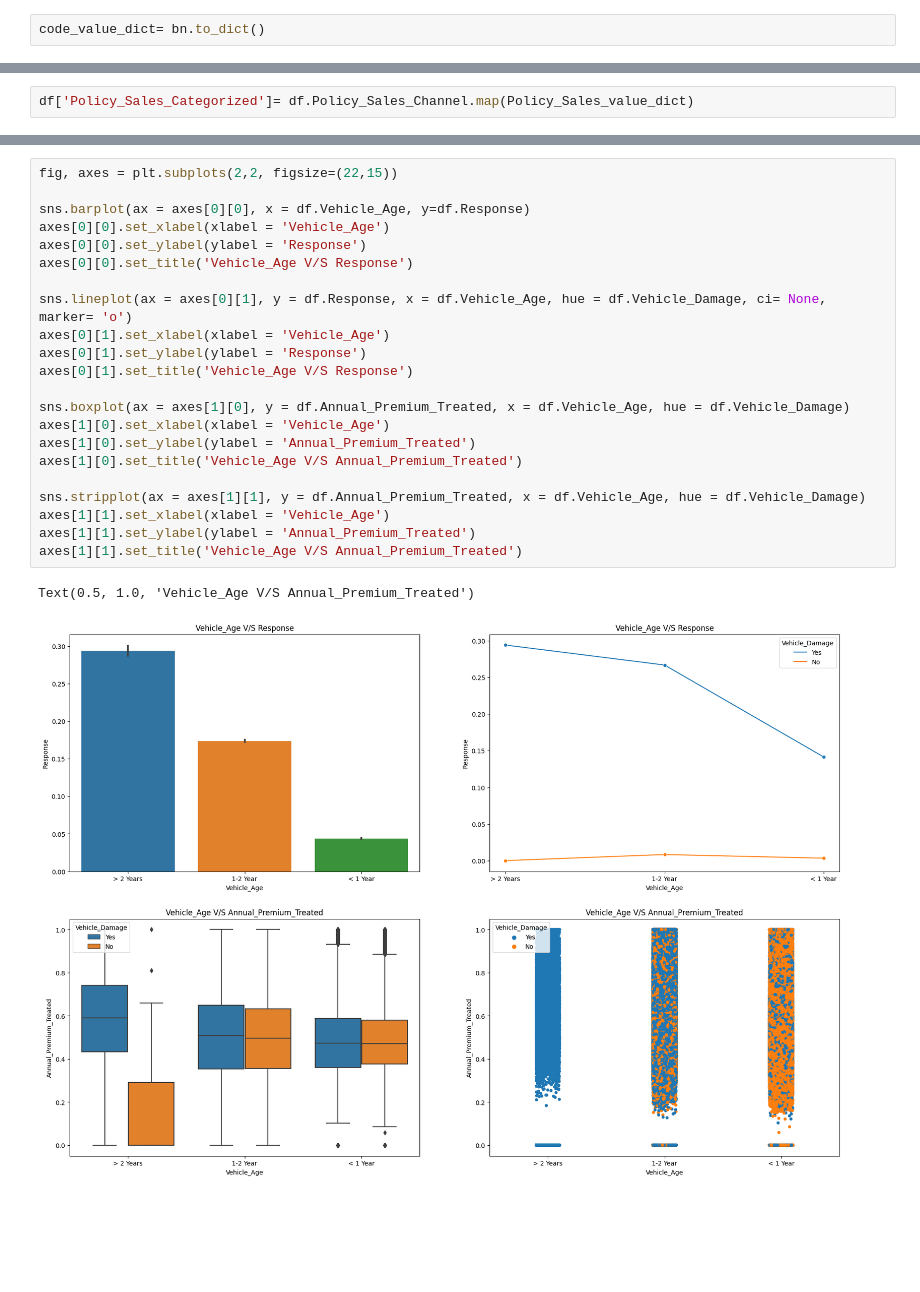
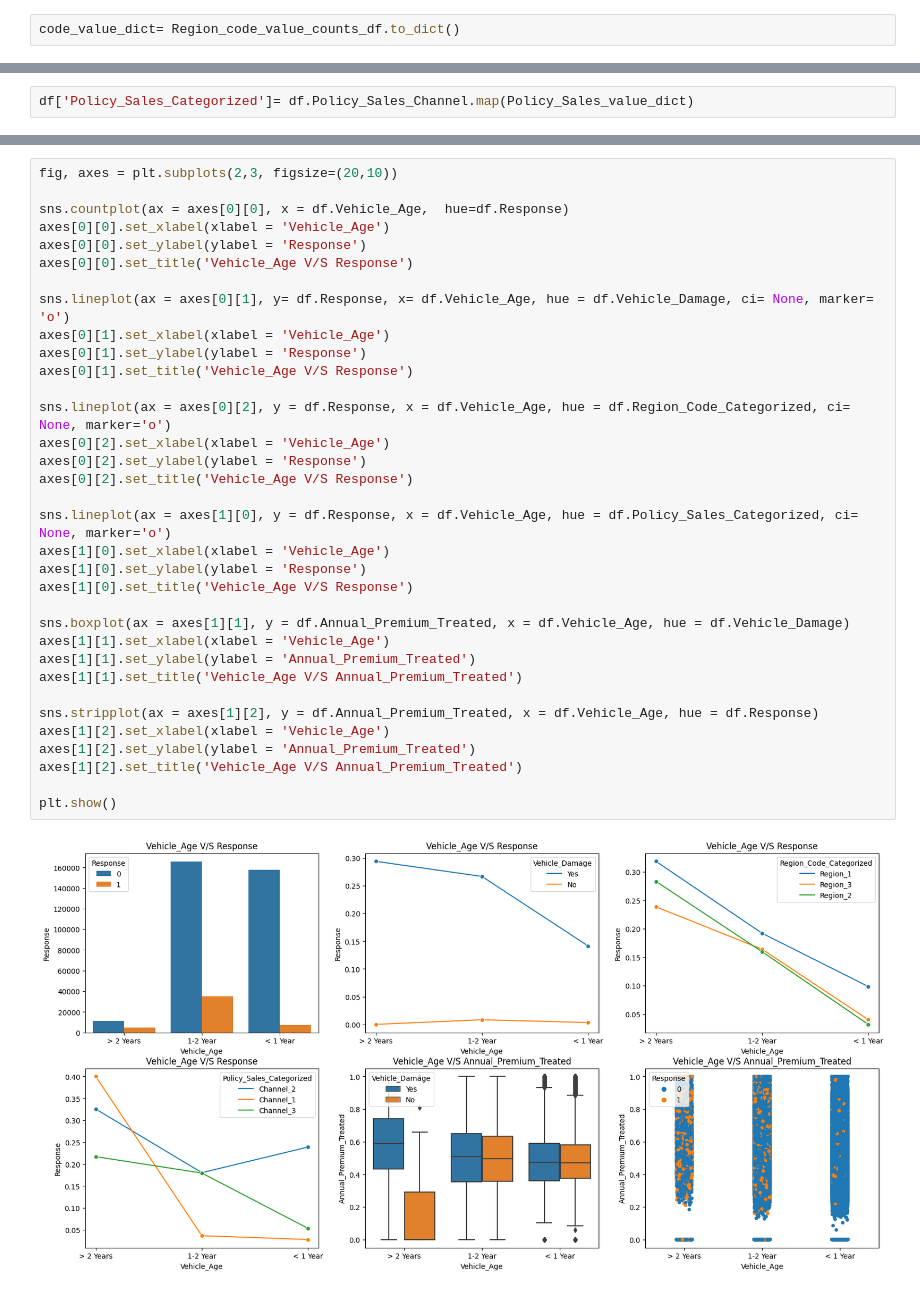
Before and after one commit to diptiranjan1998/Health-Insurance-Cross-Sell-Prediction, a Jupyter notebook: Health_Insurance_Cross_Sell_Prediction.ipynb, the cells around one changed output, grey strips where cells are left out. Drawn from its saved outputs; the diff is of its cells as text; blank space fills up the shorter version.

```diff
--- a/Health_Insurance_Cross_Sell_Prediction.ipynb
+++ b/Health_Insurance_Cross_Sell_Prediction.ipynb
@@ -413,7 +413,7 @@ plt.show()
 # %%
 Region_code_value_counts_df= df.Region_Code.value_counts()
 # %%
-code_value_dict= bn.to_dict()
+code_value_dict= Region_code_value_counts_df.to_dict()
 # %%
 for i,j in code_value_dict.items():
   if j >=100000:
@@ -452,25 +452,36 @@ df.sample(5)
 # %%
-fig, axes = plt.subplots(2,2, figsize=(22,15))
+fig, axes = plt.subplots(2,3, figsize=(20,10))
 
-sns.barplot(ax = axes[0][0], x = df.Vehicle_Age, y=df.Response)
+sns.countplot(ax = axes[0][0], x = df.Vehicle_Age,  hue=df.Response)
 axes[0][0].set_xlabel(xlabel = 'Vehicle_Age')
 axes[0][0].set_ylabel(ylabel = 'Response')
 axes[0][0].set_title('Vehicle_Age V/S Response')
 
-sns.lineplot(ax = axes[0][1], y = df.Response, x = df.Vehicle_Age, hue = df.Vehicle_Damage, ci= None, marker= 'o')
+sns.lineplot(ax = axes[0][1], y= df.Response, x= df.Vehicle_Age, hue = df.Vehicle_Damage, ci= None, marker= 'o')
 axes[0][1].set_xlabel(xlabel = 'Vehicle_Age')
 axes[0][1].set_ylabel(ylabel = 'Response')
 axes[0][1].set_title('Vehicle_Age V/S Response')
 
-sns.boxplot(ax = axes[1][0], y = df.Annual_Premium_Treated, x = df.Vehicle_Age, hue = df.Vehicle_Damage)
+sns.lineplot(ax = axes[0][2], y = df.Response, x = df.Vehicle_Age, hue = df.Region_Code_Categorized, ci= None, marker='o')
+axes[0][2].set_xlabel(xlabel = 'Vehicle_Age')
+axes[0][2].set_ylabel(ylabel = 'Response')
+axes[0][2].set_title('Vehicle_Age V/S Response')
+
+sns.lineplot(ax = axes[1][0], y = df.Response, x = df.Vehicle_Age, hue = df.Policy_Sales_Categorized, ci= None, marker='o')
 axes[1][0].set_xlabel(xlabel = 'Vehicle_Age')
-axes[1][0].set_ylabel(ylabel = 'Annual_Premium_Treated')
-axes[1][0].set_title('Vehicle_Age V/S Annual_Premium_Treated')
+axes[1][0].set_ylabel(ylabel = 'Response')
+axes[1][0].set_title('Vehicle_Age V/S Response')
 
-sns.stripplot(ax = axes[1][1], y = df.Annual_Premium_Treated, x = df.Vehicle_Age, hue = df.Vehicle_Damage)
+sns.boxplot(ax = axes[1][1], y = df.Annual_Premium_Treated, x = df.Vehicle_Age, hue = df.Vehicle_Damage)
 axes[1][1].set_xlabel(xlabel = 'Vehicle_Age')
 axes[1][1].set_ylabel(ylabel = 'Annual_Premium_Treated')
 axes[1][1].set_title('Vehicle_Age V/S Annual_Premium_Treated')
+
+sns.stripplot(ax = axes[1][2], y = df.Annual_Premium_Treated, x = df.Vehicle_Age, hue = df.Response)
+axes[1][2].set_xlabel(xlabel = 'Vehicle_Age')
+axes[1][2].set_ylabel(ylabel = 'Annual_Premium_Treated')
+axes[1][2].set_title('Vehicle_Age V/S Annual_Premium_Treated')
+
+plt.show()
 # %% [output]
-Text(0.5, 1.0, 'Vehicle_Age V/S Annual_Premium_Treated')
-[figure, old version]
+[figure, new version]
```
Also changed, not shown: parts of 5 cells of this notebook.
